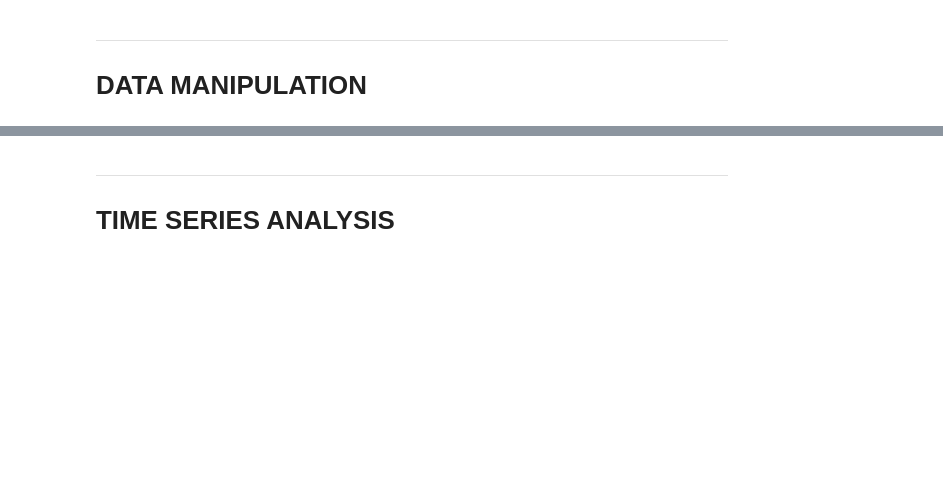
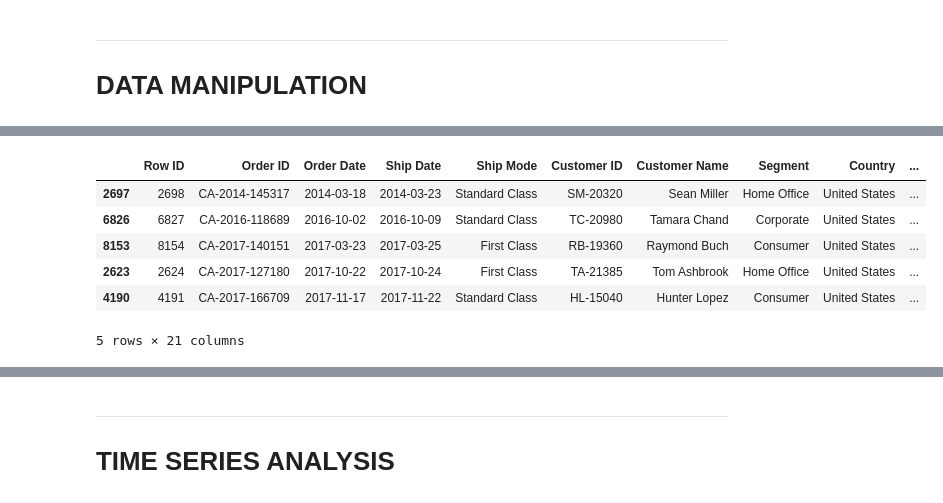
Before and after one commit to gtuinsaat/CE103_Python-in-Civil-Engineering, a Jupyter notebook: CE103-Week10.ipynb, the cells around one changed output, grey strips where cells are left out. Saved outputs shown, nothing was run; the diff lists cells and outputs as text; code cells hidden in the pictures; blank space fills up the shorter version.

```diff
--- a/CE103-Week10.ipynb
+++ b/CE103-Week10.ipynb
@@ -252,2 +647,11 @@ filt_df
 # %%
-sales_df.sort_values(by=['Sales'], ascending=False)
+s_df = sales_df.sort_values(by=['Sales'], ascending=False)
+s_df.head()
+# %% [output]
+|  | Row ID | Order ID | Order Date | Ship Date | Ship Mode | Customer ID | Customer Name | Segment | Country | ... |
+| 2697 | 2698 | CA-2014-145317 | 2014-03-18 | 2014-03-23 | Standard Class | SM-20320 | Sean Miller | Home Office | United States | ... |
+| 6826 | 6827 | CA-2016-118689 | 2016-10-02 | 2016-10-09 | Standard Class | TC-20980 | Tamara Chand | Corporate | United States | ... |
+| 8153 | 8154 | CA-2017-140151 | 2017-03-23 | 2017-03-25 | First Class | RB-19360 | Raymond Buch | Consumer | United States | ... |
+| 2623 | 2624 | CA-2017-127180 | 2017-10-22 | 2017-10-24 | First Class | TA-21385 | Tom Ashbrook | Home Office | United States | ... |
+| 4190 | 4191 | CA-2017-166709 | 2017-11-17 | 2017-11-22 | Standard Class | HL-15040 | Hunter Lopez | Consumer | United States | ... |
+5 rows × 21 columns
```
Also changed, not shown: parts of 88 cells of this notebook, 9 other files.
